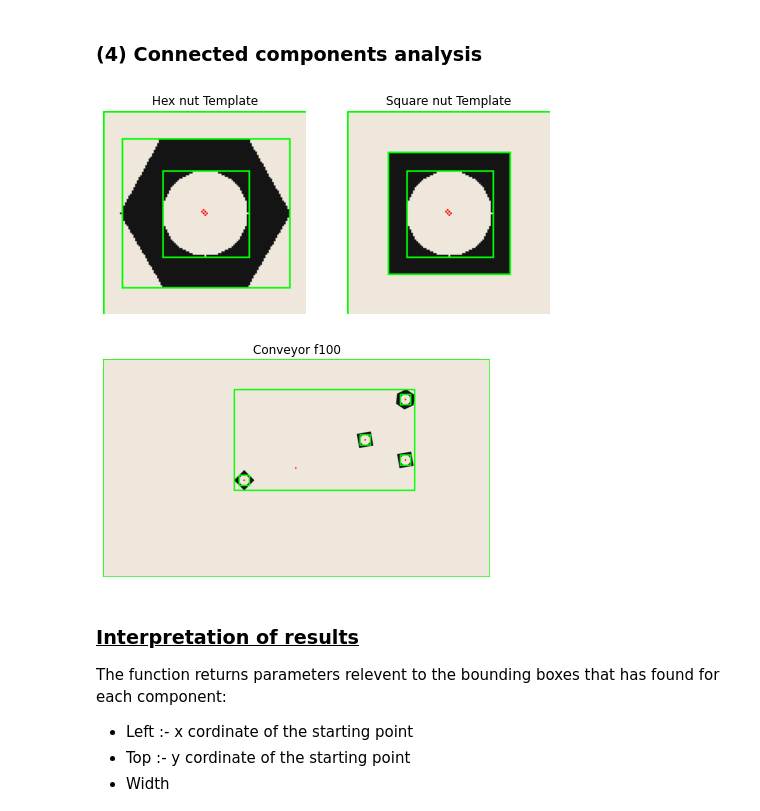
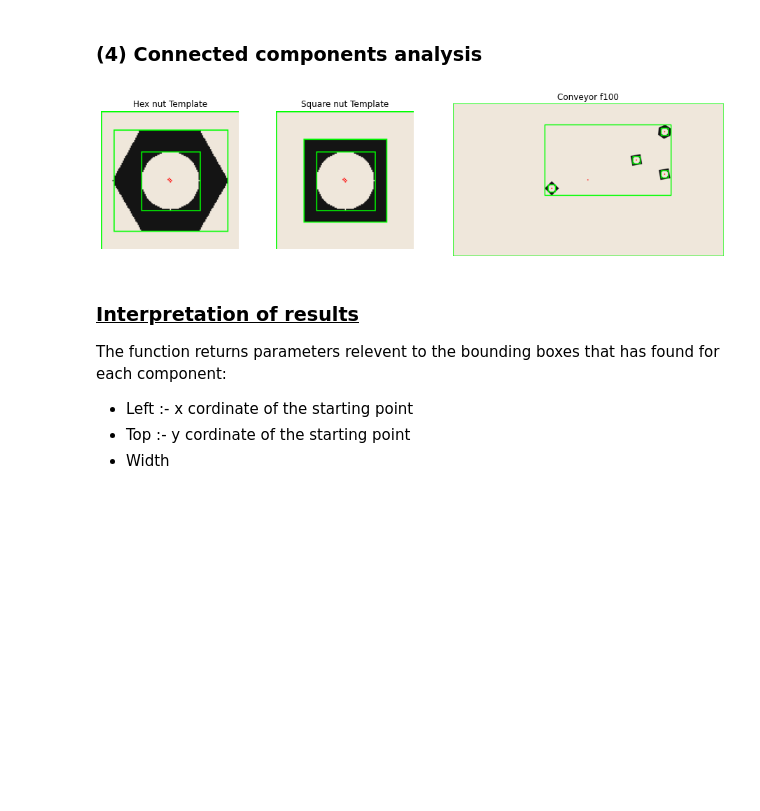
Before and after one commit to vidurawarna/EN2550_CV, a Jupyter notebook: Assignments/Assignment 3/190397E_a03.ipynb, the cells around one changed output. Saved outputs shown, nothing was run; the diff lists cells and outputs as text; code cells hidden in the pictures; blank space fills up the shorter version.

```diff
--- a/Assignments/Assignment 3/190397E_a03.ipynb
+++ b/Assignments/Assignment 3/190397E_a03.ipynb
@@ -38,7 +38,7 @@ conveyor_f101_grey =  cv.imread('conveyor_f101.png', cv.IMREAD_GRAYSCALE)
 greys = [hexnut_grey,squarenut_grey,conveyor_f100_grey]
 
 otsu_images = []
-fig, ax = plt. subplots(1,3,figsize=(18,6))
+fig, ax = plt.subplots(1, 3,figsize=(16,4), gridspec_kw={'width_ratios': [1,1,2]})
 
 for i in range(3):
     val,th = cv.threshold(greys[i],0,255,cv.THRESH_BINARY+cv.THRESH_OTSU)
@@ -55,7 +55,7 @@ plt.show()
 morph_kernal = np.ones((3,3),np.uint8)
 morph_images = []
 
-fig, ax = plt. subplots(1,3,figsize=(18,6))
+fig, ax = plt. subplots(1, 3,figsize=(16,4), gridspec_kw={'width_ratios': [1,1,2]})
 
 for i in range(3):
     m1 = cv.morphologyEx(otsu_images[i], cv.MORPH_CLOSE, morph_kernal)
@@ -77,48 +77,42 @@ f.write("")
 f.close()
 f = open("output.txt",'a')
 
-fig, ax = plt.subplots(1,2,figsize=(8,4))
-fig2,ax2 = plt.subplots(figsize=(8,4))
+fig, ax = plt.subplots(1, 3,figsize=(16,4), gridspec_kw={'width_ratios': [1,1,2]})
 
 f.write("<ol>")
 for i in range(3):
 
     (no_Labels, labels, stats, centroids) = cv.connectedComponentsWithStats(morph_images[i], 4, cv.CV_32S)
-    outputs.append((numLabels, labels, stats, centroids))
 
     f.write("<li>Image Name: " + names[i]+"<br><ul><li> Number of conected components: "+str(no_Labels)+"</li>")
     f.write("<li>Statistics: </li></ul>")
     f.write("<table>")
     f.write("<tr><th>Component</th><th>Left</th><th>Top</th><th>Width</th><th>Height</th><th>Area</th><th>Centroid</th></tr>")
 
     output = images[i].copy()
 
     for j in range(no_Labels):
         x = stats[j, cv.CC_STAT_LEFT]
         y = stats[j, cv.CC_STAT_TOP]
         w = stats[j, cv.CC_STAT_WIDTH]
         h = stats[j, cv.CC_STAT_HEIGHT]
         area = stats[j, cv.CC_STAT_AREA]
         (cX, cY) = centroids[j]
         cv.rectangle(output, (x, y), (x + w, y + h), (0, 255, 0), line_widths[i])
         cv.circle(output, (int(cX), int(cY)), 1, (0, 0, 255), line_widths[i])
         row = "<tr><td>"+str(j+1)+"</td><td>"+str(x)+"</td><td>"+str(y)+"</td><td>"+str(w)+"</td><td>"+str(h)+"</td><td>"+str(area)+"</td><td>("+str(cX)+","+str(cY)+")</td></tr>"
         f.write(row)
-    if i<2:
+
         ax[i].imshow(cv.cvtColor(output, cv.COLOR_RGB2BGR))
         ax[i].axis('off')
         ax[i].set_title(names[i])
-    else:
-        ax2.imshow(cv.cvtColor(output, cv.COLOR_RGB2BGR))
-        ax2.axis('off')
-        ax2.set_title(names[i])
+
     f.write("</table></li>")
     f.write("")
 f.write("</ol>")
 f.close()
 # %% [output]
-[figure, old version]
+[figure, new version]
-[figure, removed]
 # %% [markdown]
 ### <u>Interpretation of results</u>
 
```
Also changed, not shown: parts of 8 cells of this notebook, 13 other files.
